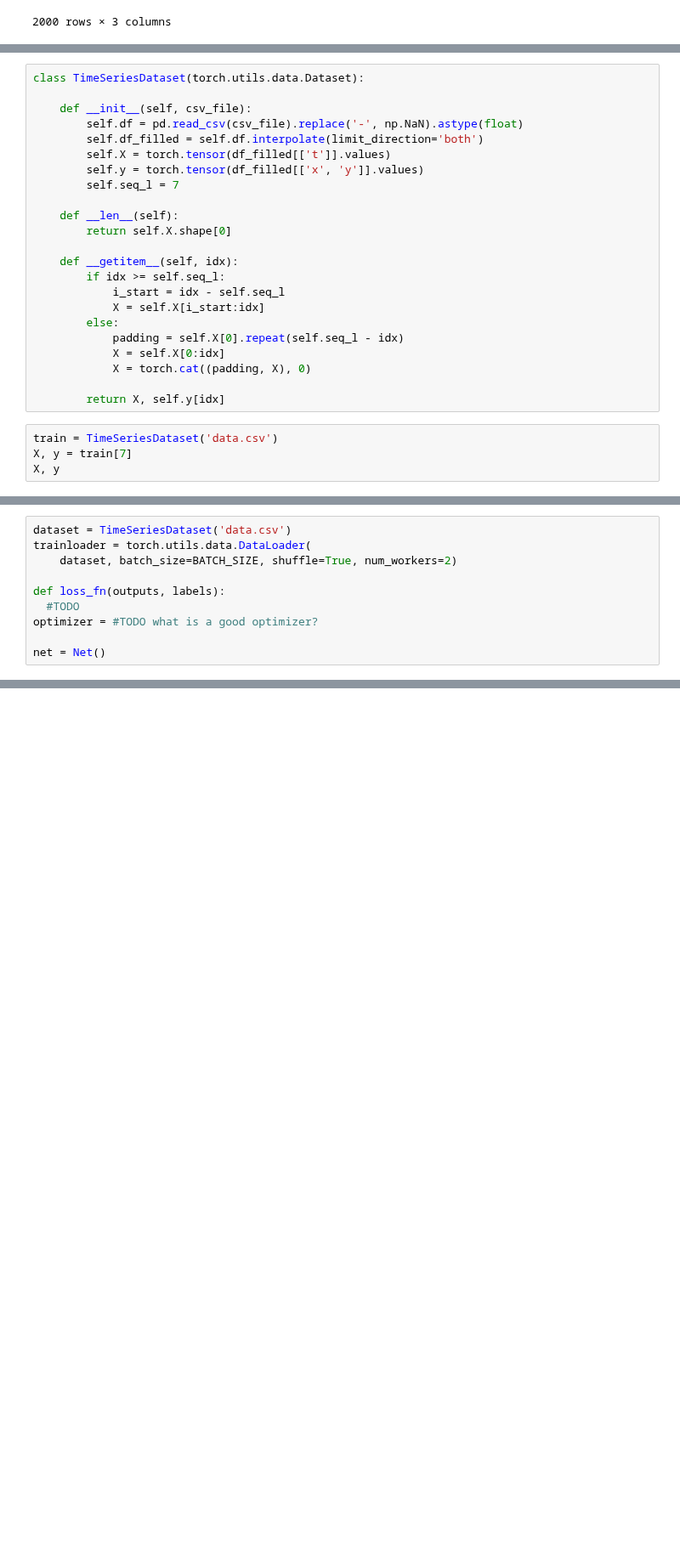
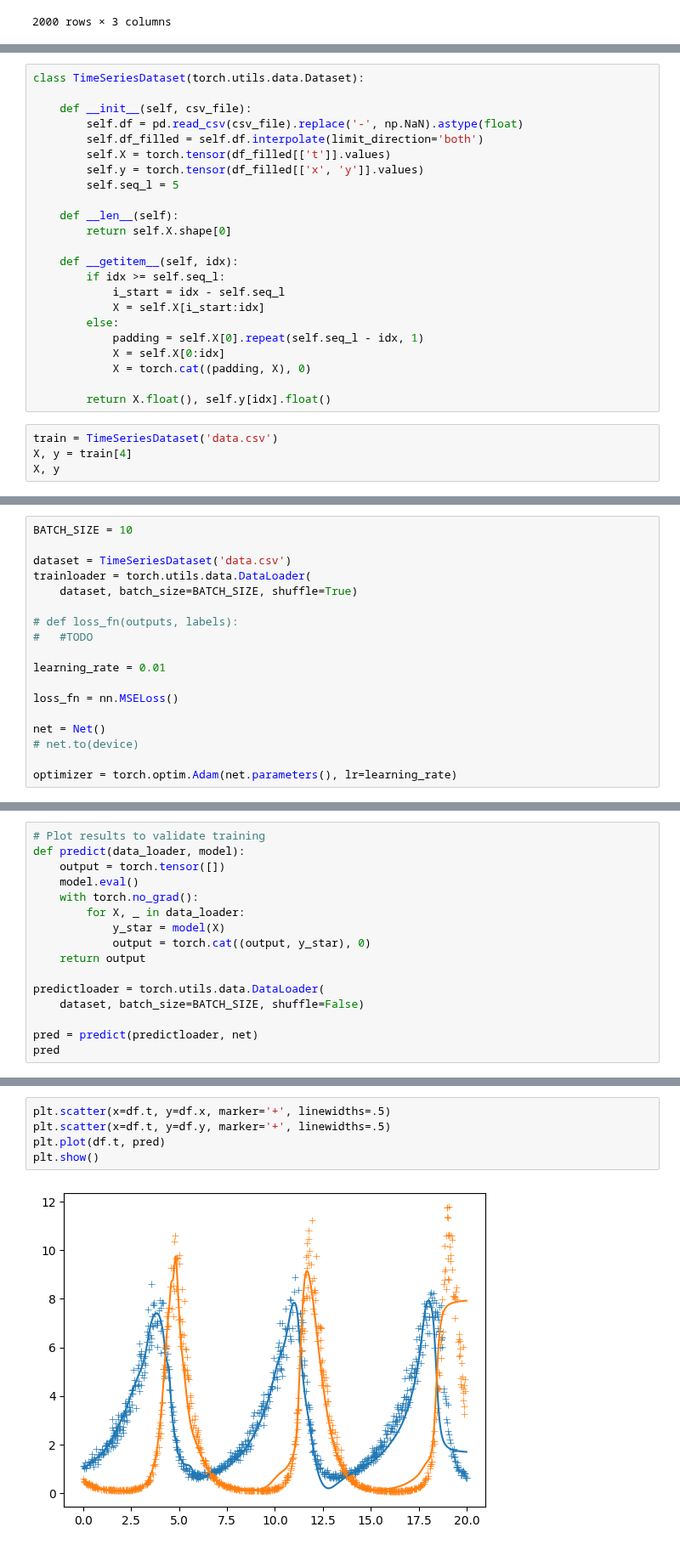
Before and after one commit to xkeeja/recursive-assignment, a Jupyter notebook: q2.ipynb, the cells around one changed output, grey strips where cells are left out. Shown at 85% size. Cells and saved outputs as stored; diff of their text form; blank space fills up the shorter version.

Commit message:
first completed LSTM model

```diff
--- a/q2.ipynb
+++ b/q2.ipynb
@@ -65,7 +82,7 @@ class TimeSeriesDataset(torch.utils.data.Dataset):
         self.df_filled = self.df.interpolate(limit_direction='both')
         self.X = torch.tensor(df_filled[['t']].values)
         self.y = torch.tensor(df_filled[['x', 'y']].values)
-        self.seq_l = 7
+        self.seq_l = 5
 
     def __len__(self):
         return self.X.shape[0]
@@ -75,14 +92,14 @@ class TimeSeriesDataset(torch.utils.data.Dataset):
             i_start = idx - self.seq_l
             X = self.X[i_start:idx]
         else:
-            padding = self.X[0].repeat(self.seq_l - idx)
+            padding = self.X[0].repeat(self.seq_l - idx, 1)
             X = self.X[0:idx]
             X = torch.cat((padding, X), 0)
 
-        return X, self.y[idx]
+        return X.float(), self.y[idx].float()
 # %%
 train = TimeSeriesDataset('data.csv')
-X, y = train[7]
+X, y = train[4]
 X, y
 # %% [output]
 (tensor([[0.0000],
@@ -125,14 +151,22 @@ tensor([[1.3593, 8.7276],
 torch.Size([5, 2])
 # %%
+BATCH_SIZE = 10
+
 dataset = TimeSeriesDataset('data.csv')
 trainloader = torch.utils.data.DataLoader(
-    dataset, batch_size=BATCH_SIZE, shuffle=True, num_workers=2)
+    dataset, batch_size=BATCH_SIZE, shuffle=True)
 
-def loss_fn(outputs, labels):
-  #TODO
-optimizer = #TODO what is a good optimizer?
+# def loss_fn(outputs, labels):
+#   #TODO
+
+learning_rate = 0.01
+
+loss_fn = nn.MSELoss()
 
 net = Net()
+# net.to(device)
+
+optimizer = torch.optim.Adam(net.parameters(), lr=learning_rate)
 # %%
 for epoch in range(300):
 
@@ -161,0 +212,16 @@ print('Finished Training')
+# %%
+# Plot results to validate training
+def predict(data_loader, model):
+    output = torch.tensor([])
+    model.eval()
+    with torch.no_grad():
+        for X, _ in data_loader:
+            y_star = model(X)
+            output = torch.cat((output, y_star), 0)
+    return output
+
+predictloader = torch.utils.data.DataLoader(
+    dataset, batch_size=BATCH_SIZE, shuffle=False)
+
+pred = predict(predictloader, net)
+pred
@@ -161,0 +236,7 @@ print('Finished Training')
+# %%
+plt.scatter(x=df.t, y=df.x, marker='+', linewidths=.5)
+plt.scatter(x=df.t, y=df.y, marker='+', linewidths=.5)
+plt.plot(df.t, pred)
+plt.show()
+# %% [output]
+[figure, added]
```
Also changed, not shown: parts of 9 cells of this notebook.
